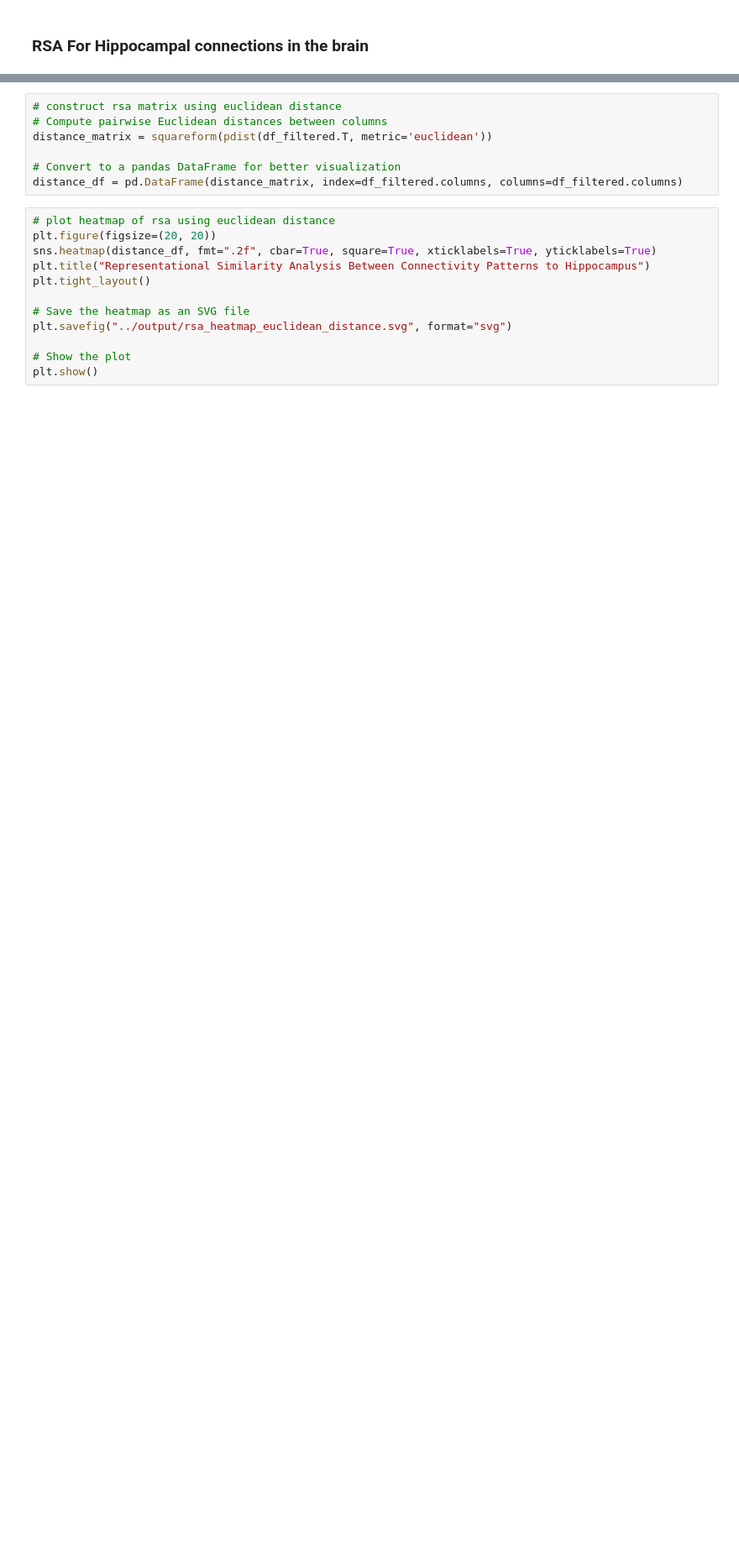
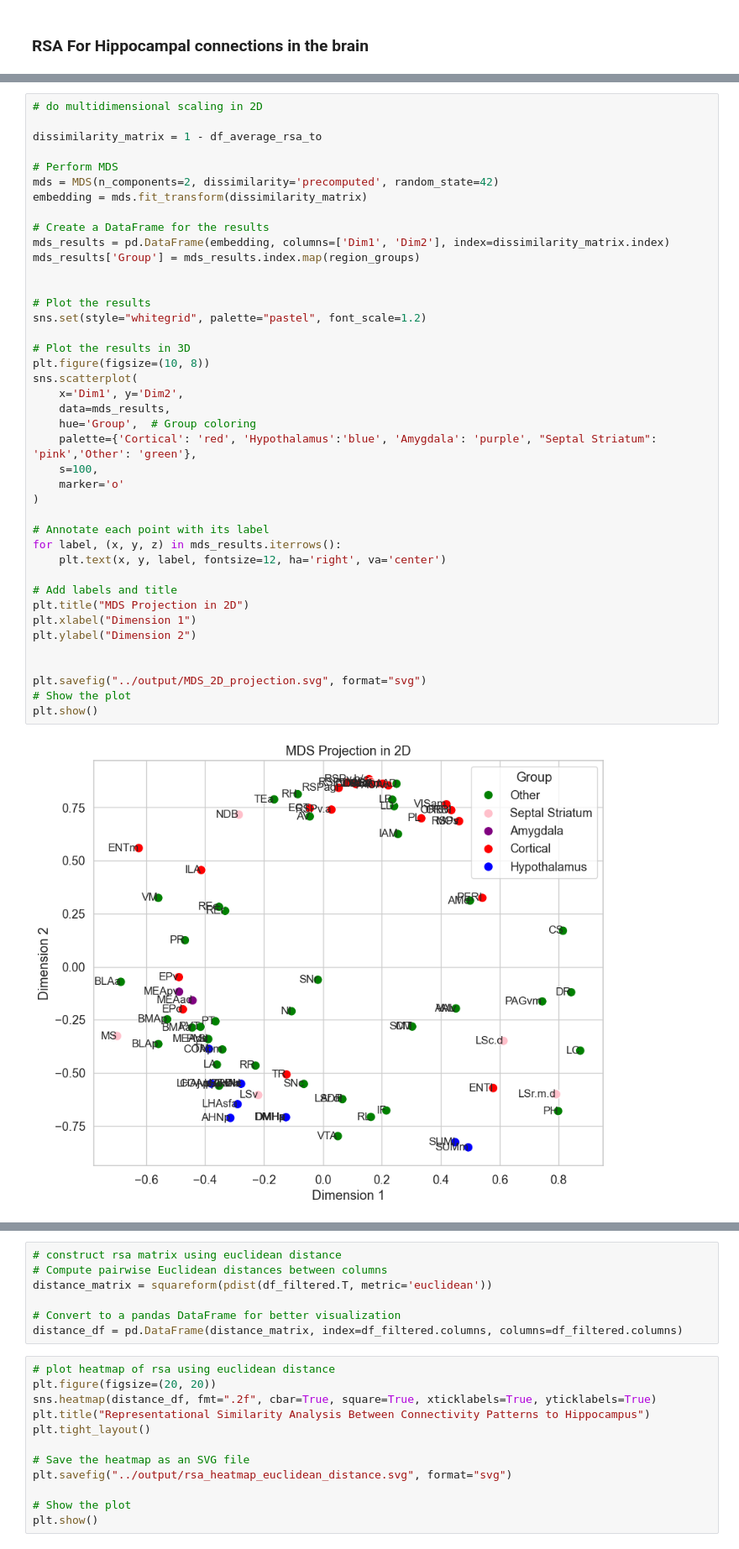
Before and after one commit to chris-weinberger/br2f_connectome, a Jupyter notebook: scripts/Hippocampus_rsa_analysis.ipynb, the cells around one changed output, grey strips where cells are left out. Shown at 84% size. Cells and saved outputs as stored; diff of their text form; blank space fills up the shorter version.

```diff
--- a/scripts/Hippocampus_rsa_analysis.ipynb
+++ b/scripts/Hippocampus_rsa_analysis.ipynb
@@ -93,0 +306,43 @@ rsa_matrix
+# %%
+# do multidimensional scaling in 2D
+
+dissimilarity_matrix = 1 - df_average_rsa_to
+
+# Perform MDS
+mds = MDS(n_components=2, dissimilarity='precomputed', random_state=42)
+embedding = mds.fit_transform(dissimilarity_matrix)
+
+# Create a DataFrame for the results
+mds_results = pd.DataFrame(embedding, columns=['Dim1', 'Dim2'], index=dissimilarity_matrix.index)
+mds_results['Group'] = mds_results.index.map(region_groups)
+
+
+# Plot the results
+sns.set(style="whitegrid", palette="pastel", font_scale=1.2)
+
+# Plot the results in 3D
+plt.figure(figsize=(10, 8))
+sns.scatterplot(
+    x='Dim1', y='Dim2',
+    data=mds_results,
+    hue='Group',  # Group coloring
+    palette={'Cortical': 'red', 'Hypothalamus':'blue', 'Amygdala': 'purple', "Septal Striatum": 'pink','Other': 'green'},
+    s=100,
+    marker='o'
+)
+
+# Annotate each point with its label
+for label, (x, y, z) in mds_results.iterrows():
+    plt.text(x, y, label, fontsize=12, ha='right', va='center')
+
+# Add labels and title
+plt.title("MDS Projection in 2D")
+plt.xlabel("Dimension 1")
+plt.ylabel("Dimension 2")
+
+
+plt.savefig("../output/MDS_2D_projection.svg", format="svg")
+# Show the plot
+plt.show()
+# %% [output]
+[figure, added]
```
Also changed, not shown: parts of 30 cells of this notebook, 11 other files.
